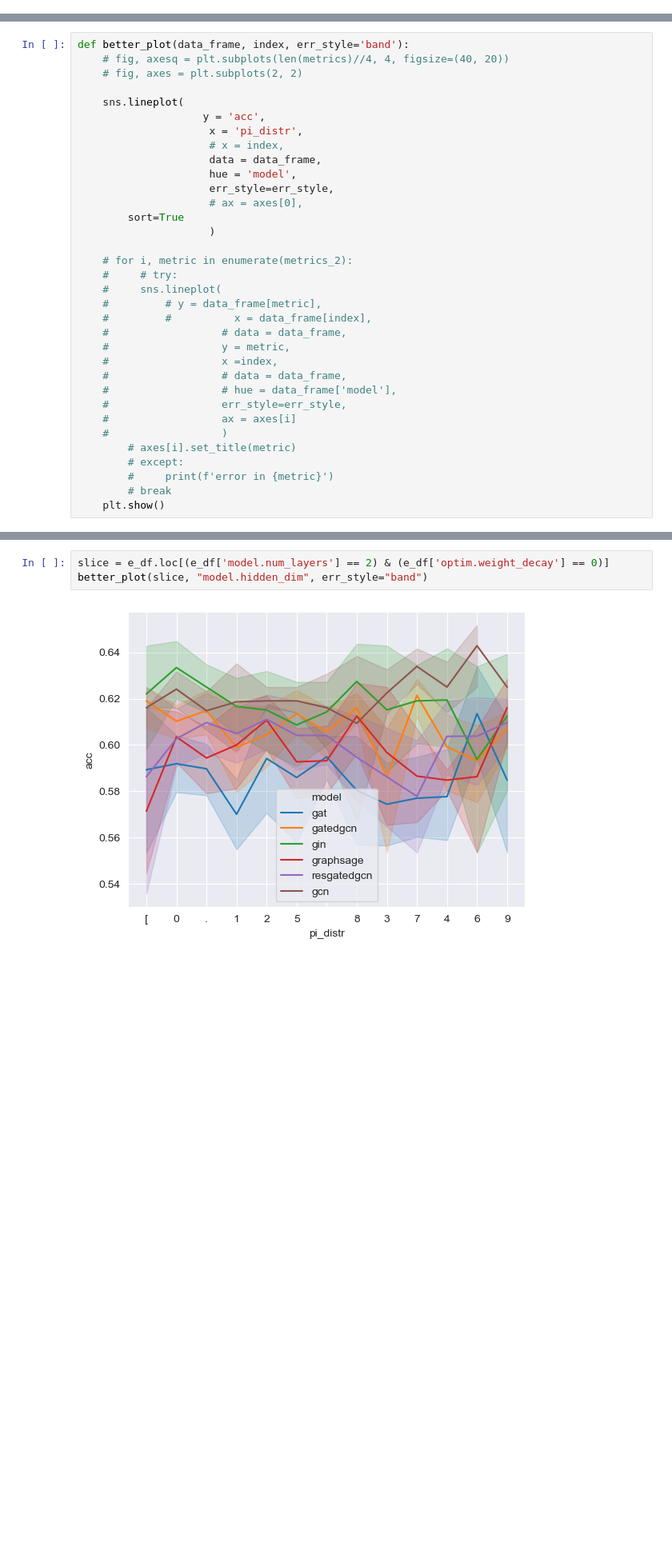
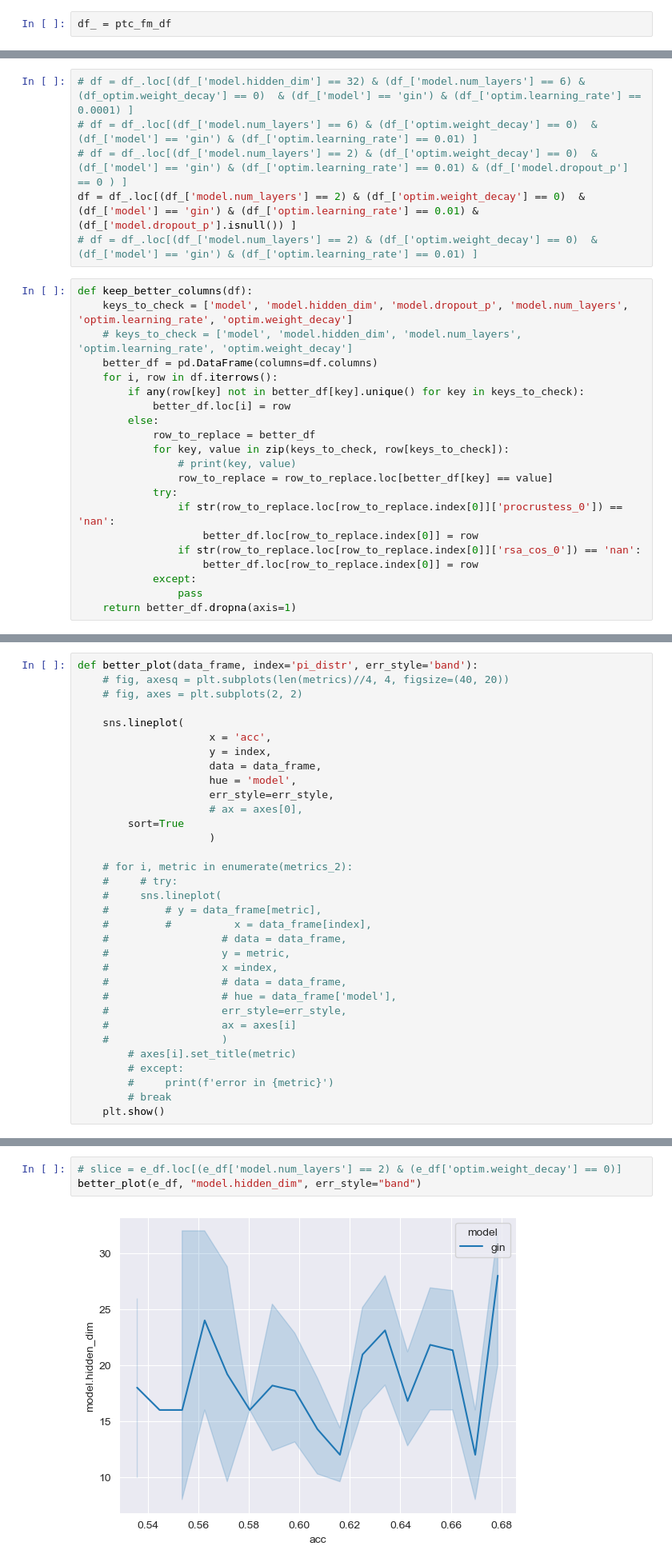
Before and after one commit to Daraniel/gnn-multistability, a Jupyter notebook: notebooks/gather_data_old.ipynb, the cells around one changed output, grey strips where cells are left out. Shown at 80% size. Saved outputs shown, nothing was run; the diff lists cells and outputs as text; blank space fills up the shorter version.

```diff
--- a/notebooks/gather_data.ipynb
+++ b/notebooks/gather_data_old.ipynb
@@ -269,0 +287,2 @@ df = proteins_df
+# %%
+df_ = ptc_fm_df
@@ -269,0 +302,27 @@ df = proteins_df
+# %%
+# df = df_.loc[(df_['model.hidden_dim'] == 32) & (df_['model.num_layers'] == 6) & (df_optim.weight_decay'] == 0)  & (df_['model'] == 'gin') & (df_['optim.learning_rate'] == 0.0001) ]
+# df = df_.loc[(df_['model.num_layers'] == 6) & (df_['optim.weight_decay'] == 0)  & (df_['model'] == 'gin') & (df_['optim.learning_rate'] == 0.01) ]
+# df = df_.loc[(df_['model.num_layers'] == 2) & (df_['optim.weight_decay'] == 0)  & (df_['model'] == 'gin') & (df_['optim.learning_rate'] == 0.01) & (df_['model.dropout_p'] == 0 ) ]
+df = df_.loc[(df_['model.num_layers'] == 2) & (df_['optim.weight_decay'] == 0)  & (df_['model'] == 'gin') & (df_['optim.learning_rate'] == 0.01) & (df_['model.dropout_p'].isnull()) ]
+# df = df_.loc[(df_['model.num_layers'] == 2) & (df_['optim.weight_decay'] == 0)  & (df_['model'] == 'gin') & (df_['optim.learning_rate'] == 0.01) ]
+# %%
+def keep_better_columns(df):
+    keys_to_check = ['model', 'model.hidden_dim', 'model.dropout_p', 'model.num_layers', 'optim.learning_rate', 'optim.weight_decay']
+    # keys_to_check = ['model', 'model.hidden_dim', 'model.num_layers', 'optim.learning_rate', 'optim.weight_decay']
+    better_df = pd.DataFrame(columns=df.columns)
+    for i, row in df.iterrows():
+        if any(row[key] not in better_df[key].unique() for key in keys_to_check):
+            better_df.loc[i] = row
+        else:
+            row_to_replace = better_df
+            for key, value in zip(keys_to_check, row[keys_to_check]):
+                # print(key, value)
+                row_to_replace = row_to_replace.loc[better_df[key] == value]
+            try:
+                if str(row_to_replace.loc[row_to_replace.index[0]]['procrustess_0']) == 'nan':
+                    better_df.loc[row_to_replace.index[0]] = row
+                if str(row_to_replace.loc[row_to_replace.index[0]]['rsa_cos_0']) == 'nan':
+                    better_df.loc[row_to_replace.index[0]] = row
+            except:
+                pass
+    return better_df.dropna(axis=1)
@@ -285,12 +435,11 @@ for i in range(2):
 # %%
-def better_plot(data_frame, index, err_style='band'):
+def better_plot(data_frame, index='pi_distr', err_style='band'):
     # fig, axesq = plt.subplots(len(metrics)//4, 4, figsize=(40, 20))
     # fig, axes = plt.subplots(2, 2)
 
     sns.lineplot(
-                    y = 'acc',
-                     x = 'pi_distr',
-                     # x = index,
+                     x = 'acc',
+                     y = index,
                      data = data_frame,
                      hue = 'model',
                      err_style=err_style,
@@ -319,8 +473,8 @@ def better_plot(data_frame, index, err_style='band'):
 # %%
-slice = e_df.loc[(e_df['model.num_layers'] == 2) & (e_df['optim.weight_decay'] == 0)]
-better_plot(slice, "model.hidden_dim", err_style="band")
+# slice = e_df.loc[(e_df['model.num_layers'] == 2) & (e_df['optim.weight_decay'] == 0)]
+better_plot(e_df, "model.hidden_dim", err_style="band")
 # %% [output]
-[figure, old version]
+[figure, new version]
 # %%
 # # slice = expanded_df.loc[(expanded_df['dataset'] == 'aids') & (expanded_df['model'] == 'gin') & (expanded_df['model.num_layers'] == 2) & (expanded_df['optim.weight_decay'] == 0)]
 # # slice = expanded_df.loc[(expanded_df['dataset'] == 'aids') & (expanded_df['model'] == 'gat') & (expanded_df['model.num_layers'] == 2) & (expanded_df['optim.weight_decay'] == 0)]
```
Also changed, not shown: parts of 23 cells of this notebook, 6 other files.
